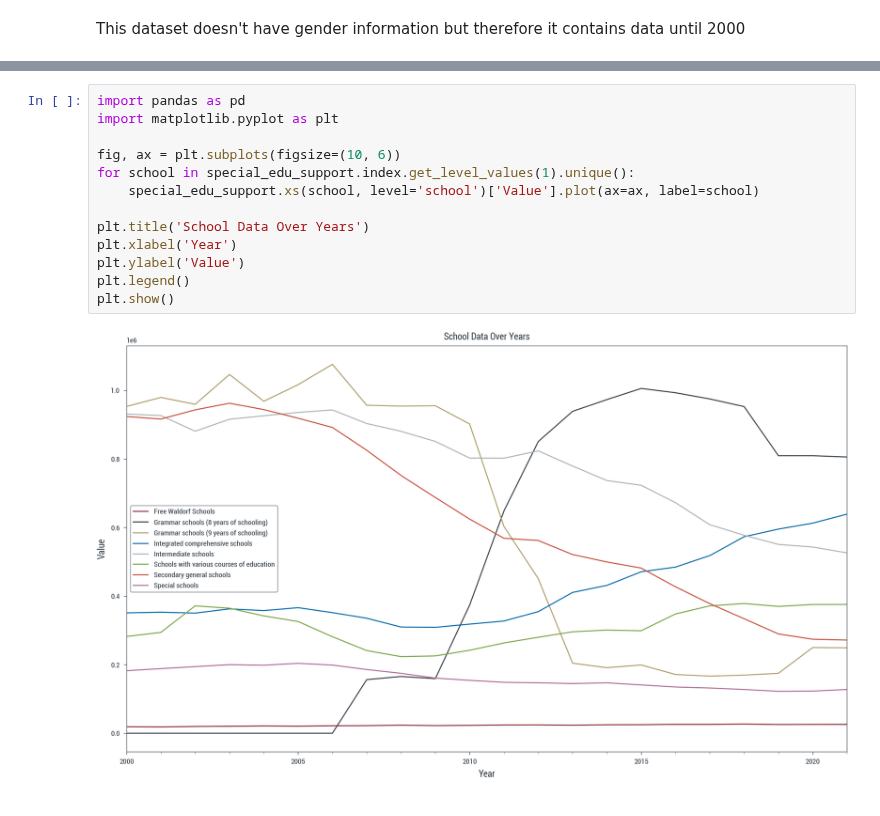
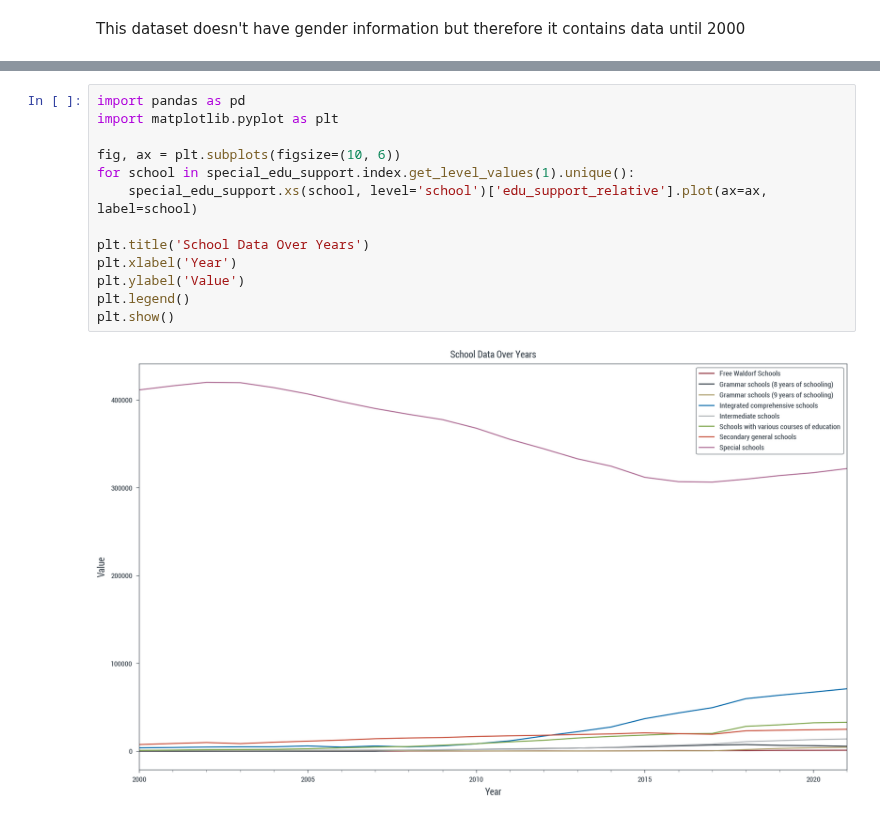
Before and after one commit to KarylReyne/DataLiteracyWS23, a Jupyter notebook: exp/JS-004-Students_With_Special_Edu_Support_No_Gender.ipynb, the cells around one changed output, grey strips where cells are left out. Cells and saved outputs as stored; diff of their text form.

Commit message:
Fixed Plot for Special Educational Support (Gender)

```diff
--- a/exp/JS-004-Students_With_Special_Edu_Support_No_Gender.ipynb
+++ b/exp/JS-004-Students_With_Special_Edu_Support_No_Gender.ipynb
@@ -47,15 +50,15 @@ special_edu_support
 # %%
 import pandas as pd
 import matplotlib.pyplot as plt
 
 fig, ax = plt.subplots(figsize=(10, 6))
 for school in special_edu_support.index.get_level_values(1).unique():
-    special_edu_support.xs(school, level='school')['Value'].plot(ax=ax, label=school)
+    special_edu_support.xs(school, level='school')['edu_support_relative'].plot(ax=ax, label=school)
 
 plt.title('School Data Over Years')
 plt.xlabel('Year')
 plt.ylabel('Value')
 plt.legend()
 plt.show()
 # %% [output]
-[figure, old version]
+[figure, new version]
```
Also changed, not shown: parts of 1 cell of this notebook.
